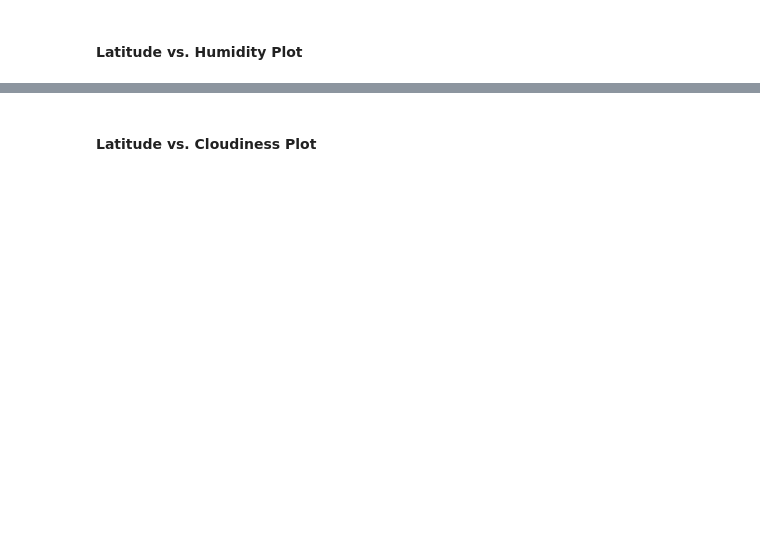
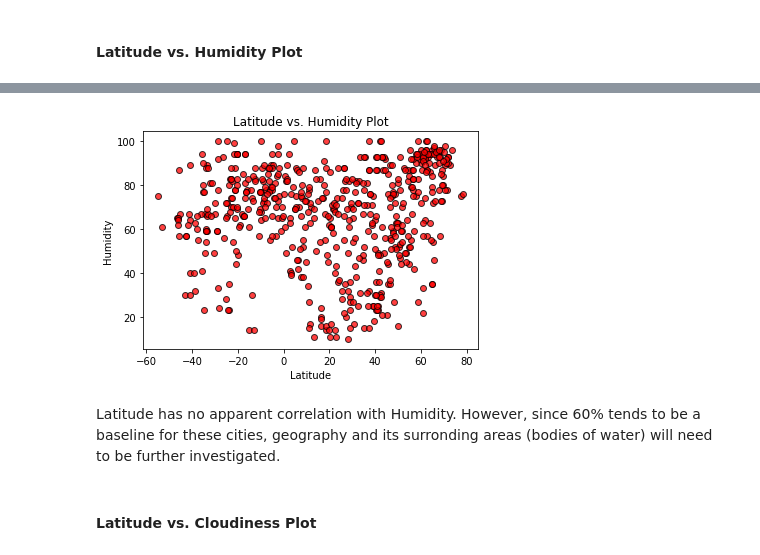
Before and after one commit to solrey3/python-api-challenge, a Jupyter notebook: WeatherPy/WeatherPy.ipynb, the cells around one changed output, grey strips where cells are left out. Saved outputs shown, nothing was run; the diff lists cells and outputs as text; code cells hidden in the pictures; blank space fills up the shorter version.

```diff
--- a/WeatherPy/WeatherPy.ipynb
+++ b/WeatherPy/WeatherPy.ipynb
@@ -113,2 +201,13 @@ dtype: int64
+# %%
+plt.scatter(weather_data["Lat"], weather_data["Humidity"], marker="o", facecolors="red", edgecolors="black",
+            alpha=0.75)
+plt.title("Latitude vs. Humidity Plot")
+plt.xlabel("Latitude")
+plt.ylabel("Humidity")
+plt.savefig("output_data/" + "LatitudeVsHumidityPlot" + ".png")
+# %% [output]
+[figure, added]
+# %% [markdown]
+Latitude has no apparent correlation with Humidity.  However, since 60% tends to be a baseline for these cities, geography and its surronding areas (bodies of water) will need to be further investigated.
 # %% [markdown]
 #### Latitude vs. Cloudiness Plot
```
Also changed, not shown: parts of 47 cells of this notebook, 14 other files.
